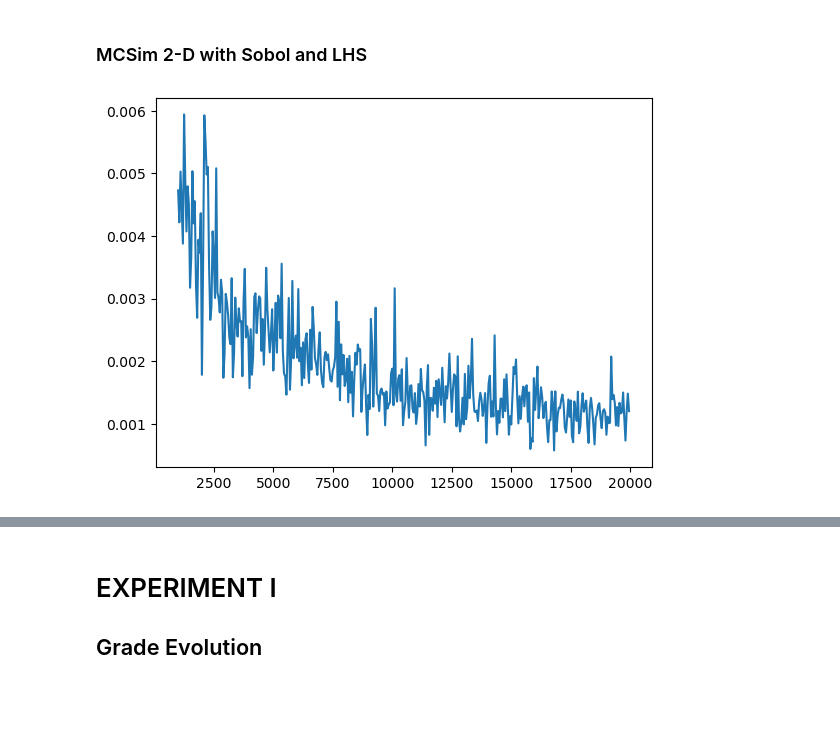
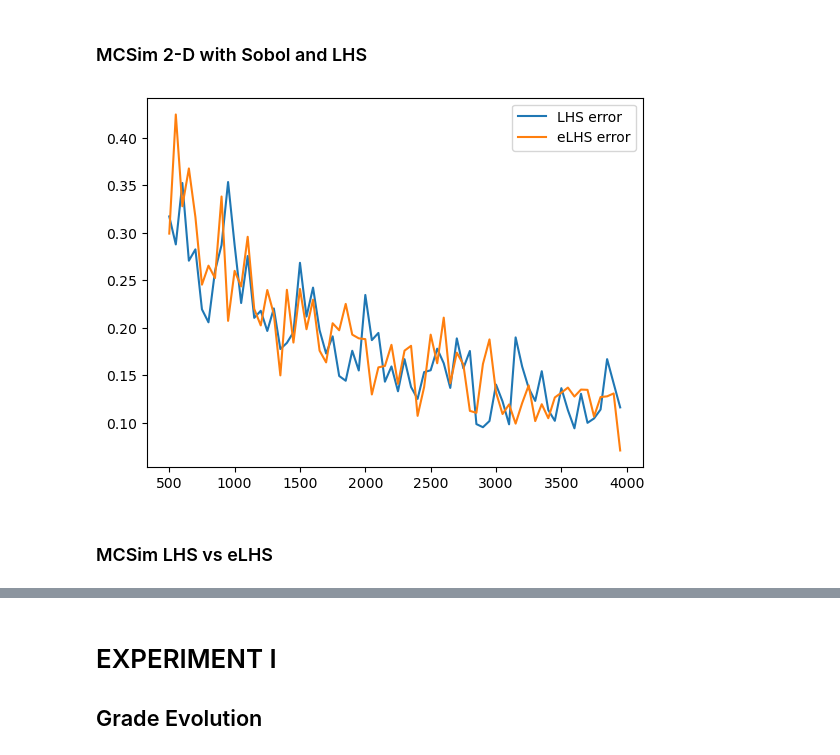
Before and after one commit to alecrespi/latinexpansion, a Jupyter notebook: EXPERIMENTS.ipynb, the cells around one changed output, grey strips where cells are left out. Cells and saved outputs as stored; diff of their text form; code cells hidden in the pictures; blank space fills up the shorter version.

```diff
--- a/EXPERIMENTS.ipynb
+++ b/EXPERIMENTS.ipynb
@@ -177,2 +45,29 @@ def MCSim(f:Callable, xs: np.ndarray, V: float):
 # %% [markdown]
 ### MCSim 2-D with Sobol and LHS
+# %%
+def l(x, y, z):
+    return x**2 * y + y**2 * z + z**2 * x
+
+def g(x, y, z):
+    return np.exp(-x**2 - y**2 - z**2) * np.sin(x) * np.cos(y) * np.sin(z)
+
+def h(x, y, z):
+    return (x**2 + y**2 + z**2) / ((1 + x**2) * (1 + y**2) * (1 + z**2))
+
+def k(x, y, z):
+    return (x * np.sin(y) + y * np.cos(z) + z * np.sin(x)) * (x + y**2 + z**3)
+
+# Define the integration bounds
+bounds_x = [0, 2]
+bounds_y = [0, 2]
+bounds_z = [0, 2]
+l_bounds = [bounds_x[0], bounds_y[0], bounds_z[0]]
+u_bounds = [bounds_x[1], bounds_y[1], bounds_z[1]]
+
+V = (bounds_x[1] - bounds_x[0]) * (bounds_y[1] - bounds_y[0]) * (bounds_y[1] - bounds_y[0])
+
+# Integrate the functions over the specified bounds
+integral_l, _ = nquad(l, [bounds_z, bounds_y, bounds_x])
+integral_g, _ = nquad(g, [bounds_z, bounds_y, bounds_x])
+integral_h, _ = nquad(h, [bounds_z, bounds_y, bounds_x])
+integral_k, _ = nquad(k, [bounds_z, bounds_y, bounds_x])
@@ -179,8 +105,28 @@ def MCSim(f:Callable, xs: np.ndarray, V: float):
+# %%
+
+accrate = np.zeros((len(ns), 3))
+tmpdata = np.zeros((len(ns), 3),dtype=object)
+
+def moving_average(data, window_size = 2):
+    return np.convolve(data, np.ones(window_size) / window_size, mode='valid')
+
+for i in range(len(ns)):
+    accrate[i] = [exp3data[i][0],
+                  np.average(np.abs(perfres - exp3data[i][1])),
+                  np.average(np.abs(perfres - exp3data[i][2]))]
+plt.plot(accrate[:,0], accrate[:,1], label="LHS error")
+plt.plot(accrate[:,0], accrate[:,2], label="eLHS error")
+plt.legend()
+plt.show()
+# %% [output]
+[figure, added]
+# %% [markdown]
+### MCSim LHS vs eLHS
 # %%
 
 perfres = dblquad(lambda *x: fun3(x), 0, 1, 0, 1)[0]
 
-Nstart, Nmax, step, iter = 1000, 20000, 50, 10
+Nstart, Nmax, step, iter = 100, 2000, 50, 10
 ns = np.arange(Nstart, Nmax, step)
 accrate = np.zeros((len(ns), 3))
 
@@ -196,14 +142,6 @@ for i in range(len(ns)):
     sobolavg = np.sum(np.abs(perfres - avgsum[:, 1]))/iter
     accrate[i] = [ns[i], lhsavg, sobolavg]
 
-
-# i = 0
-# sampler = qmc.Sobol(2)
-# while 2**i <= Nmax:
-#     if 2**i >= Nstart:
-#         avgsum = 0
-#         for i in range(iter):
-#             xs = sampler.random()
-#     i += 1
+plt.plot(accrate[:, 0], accrate[:, 1])
+plt.plot(accrate[:, 0], accrate[:, 2])
+plt.show()
-# %% [output]
-[figure, removed]
```
Also changed, not shown: parts of 46 cells of this notebook, 13 other files.
